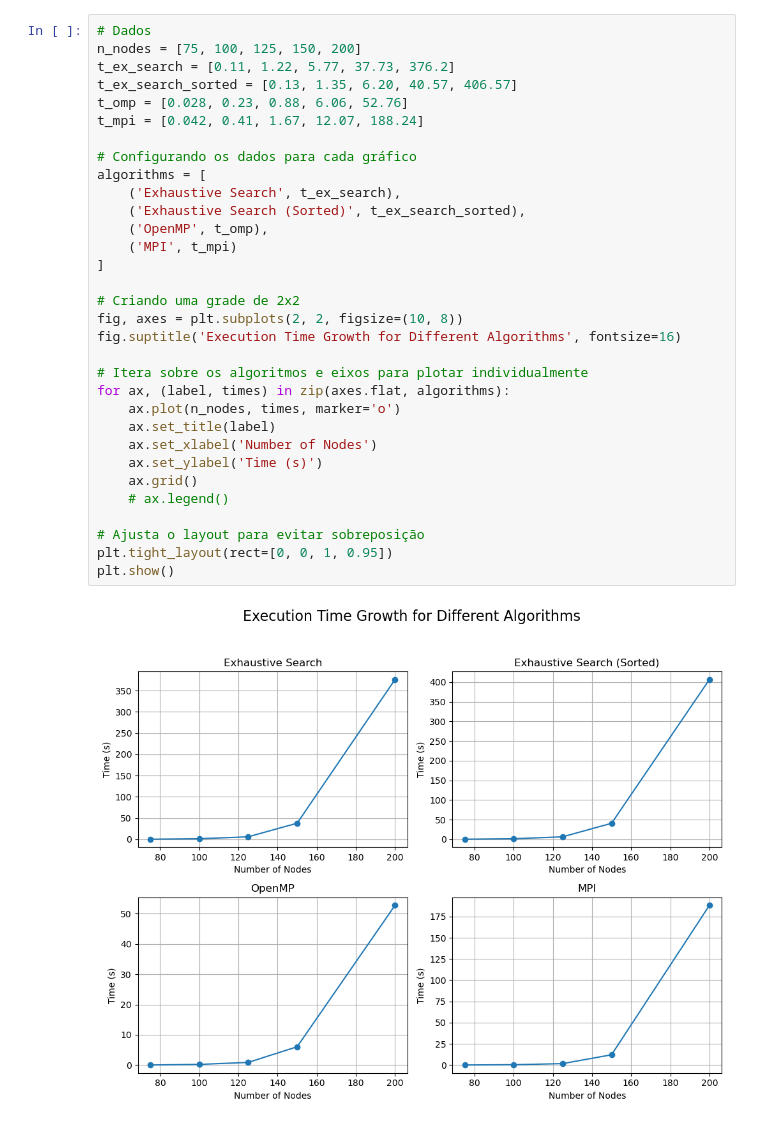
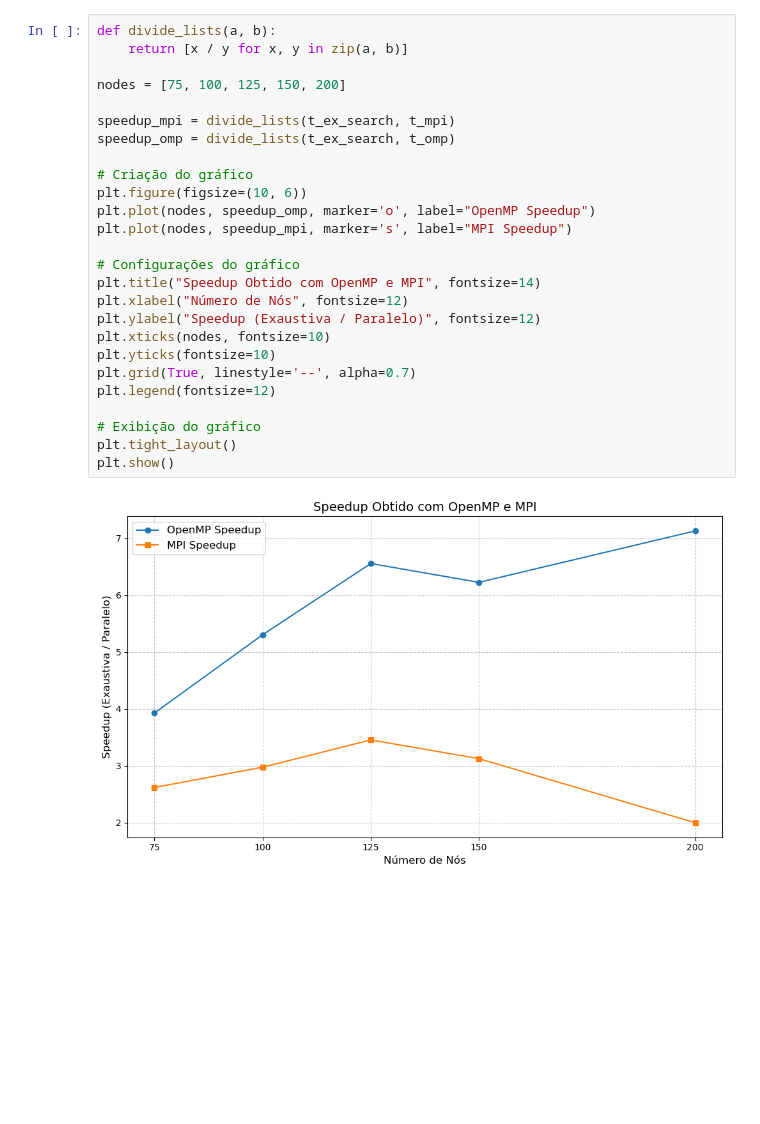
Before and after one commit to arthurtamm/supercomp-entregas, a Jupyter notebook: projetos/projeto1/scripts/gerenate_graphs.ipynb, the cells around one changed output. Cells and saved outputs as stored; diff of their text form; blank space fills up the shorter version.

```diff
--- a/projetos/projeto1/scripts/gerenate_graphs.ipynb
+++ b/projetos/projeto1/scripts/gerenate_graphs.ipynb
@@ -42,34 +43,28 @@ plt.show()
-# %%
-# Dados
-n_nodes = [75, 100, 125, 150, 200]
-t_ex_search = [0.11, 1.22, 5.77, 37.73, 376.2]
-t_ex_search_sorted = [0.13, 1.35, 6.20, 40.57, 406.57]
-t_omp = [0.028, 0.23, 0.88, 6.06, 52.76]
-t_mpi = [0.042, 0.41, 1.67, 12.07, 188.24]
-
-# Configurando os dados para cada gráfico
-algorithms = [
-    ('Exhaustive Search', t_ex_search),
-    ('Exhaustive Search (Sorted)', t_ex_search_sorted),
-    ('OpenMP', t_omp),
-    ('MPI', t_mpi)
-]
-
-# Criando uma grade de 2x2
-fig, axes = plt.subplots(2, 2, figsize=(10, 8))
-fig.suptitle('Execution Time Growth for Different Algorithms', fontsize=16)
-
-# Itera sobre os algoritmos e eixos para plotar individualmente
-for ax, (label, times) in zip(axes.flat, algorithms):
-    ax.plot(n_nodes, times, marker='o')
-    ax.set_title(label)
-    ax.set_xlabel('Number of Nodes')
-    ax.set_ylabel('Time (s)')
-    ax.grid()
-    # ax.legend()
-
-# Ajusta o layout para evitar sobreposição
-plt.tight_layout(rect=[0, 0, 1, 0.95])
-plt.show()
-# %% [output]
-[figure, removed]
+# %%
+def divide_lists(a, b):
+    return [x / y for x, y in zip(a, b)]
+
+nodes = [75, 100, 125, 150, 200]
+
+speedup_mpi = divide_lists(t_ex_search, t_mpi)
+speedup_omp = divide_lists(t_ex_search, t_omp)
+
+# Criação do gráfico
+plt.figure(figsize=(10, 6))
+plt.plot(nodes, speedup_omp, marker='o', label="OpenMP Speedup")
+plt.plot(nodes, speedup_mpi, marker='s', label="MPI Speedup")
+
+# Configurações do gráfico
+plt.title("Speedup Obtido com OpenMP e MPI", fontsize=14)
+plt.xlabel("Número de Nós", fontsize=12)
+plt.ylabel("Speedup (Exaustiva / Paralelo)", fontsize=12)
+plt.xticks(nodes, fontsize=10)
+plt.yticks(fontsize=10)
+plt.grid(True, linestyle='--', alpha=0.7)
+plt.legend(fontsize=12)
+
+# Exibição do gráfico
+plt.tight_layout()
+plt.show()
+# %% [output]
+[figure, added]
```
Also changed, not shown: parts of 1 cell of this notebook, 6 other files.
